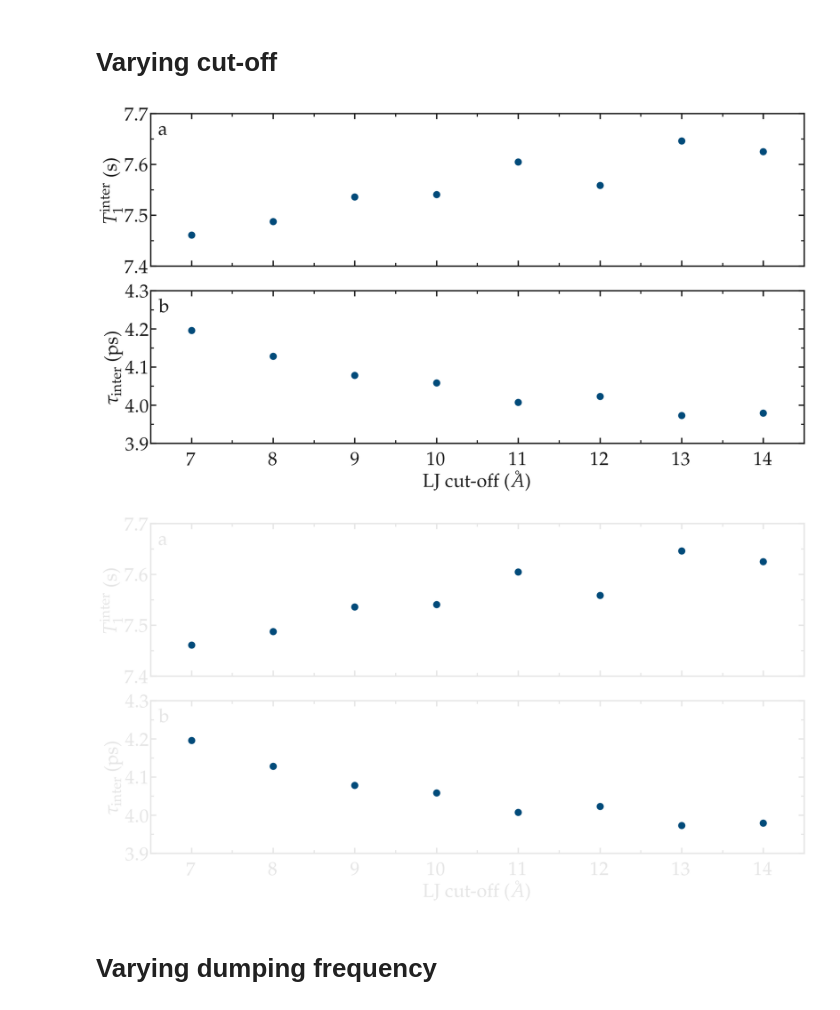
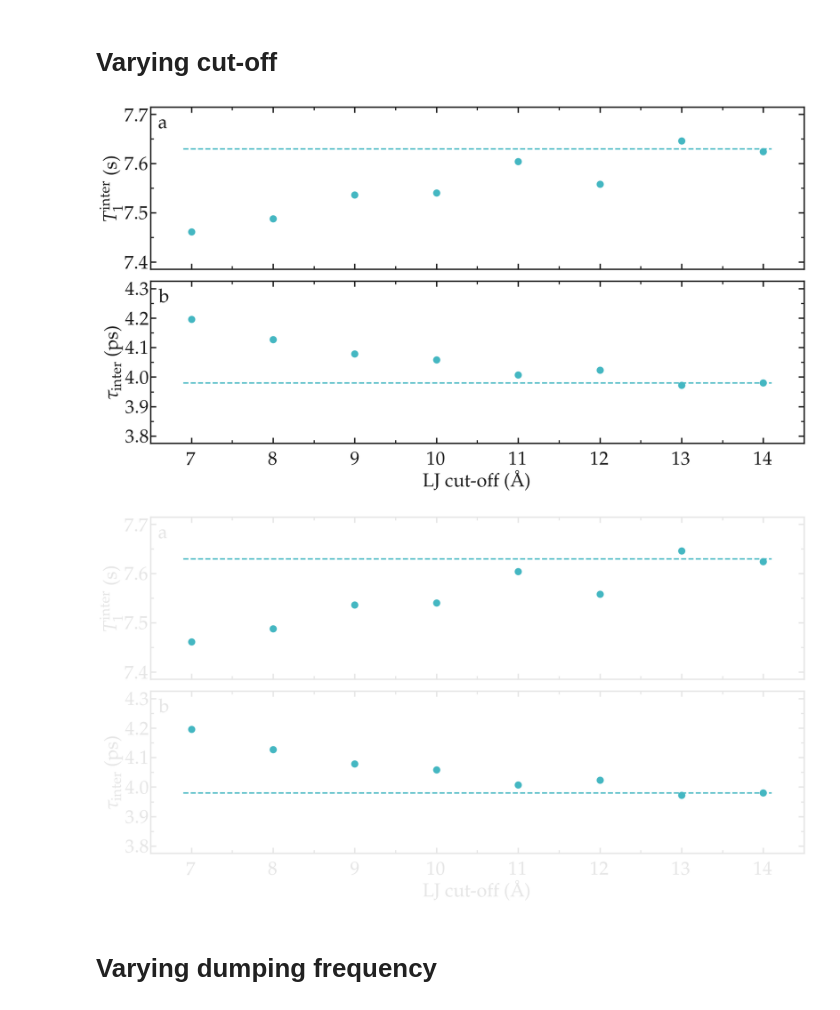
Before and after one commit to simongravelle/nmrformd, a Jupyter notebook: examples/illustrations/bulk-water.ipynb, the cells around one changed output. Cells and saved outputs as stored; diff of their text form; code cells hidden in the pictures.

Commit message:
improved figures

```diff
--- a/examples/illustrations/bulk-water.ipynb
+++ b/examples/illustrations/bulk-water.ipynb
@@ -182,29 +182,35 @@ tau_inter_vs_co = np.array(tau_inter_vs_co)
 # %%
 filename = "effect_cutoff"
 for mode, mygray in zip(['light', 'dark'], [colors["mylightgray"], colors["mydarkgray"]]):
     fig = plt.figure(figsize=(18,10))
     ax, n, l_tot, c_tot = [], 0, 2, 1
     n += 1
     ax.append(plt.subplot(l_tot, c_tot, n))
-    ax[-1].plot(all_co, 1/R10_inter_vs_co, "o", color=colors["mydarkblue"],
+    ax[-1].plot(all_co, 1/R10_inter_vs_co, "o", color=colors["mycyan"],
                 markersize = 12, linewidth=4) #, label=r'TIP4P$-\epsilon$')
+    x = np.linspace(6.9, 14.1)
+    ax[-1].plot(x, x*0+7.63, "--", color=colors["mycyan"],
+                markersize = 12, linewidth=2.5)
     complete_panel(ax[-1], None, r'$T_1^\mathrm{inter}$ (s)',
                    legend=False, axis_color=mygray, xpad=15)
-    set_boundaries(plt, x_boundaries=(6.5, 14.5), y_boundaries=(7.4, 7.7),
+    set_boundaries(plt, x_boundaries=(6.5, 14.5), y_boundaries=(7.385, 7.715),
                    y_ticks=np.arange(7.4, 7.71, 0.1))
     n += 1
     ax.append(plt.subplot(l_tot, c_tot, n))
-    ax[-1].plot(all_co, tau_inter_vs_co, "o", color=colors["mydarkblue"],
+    ax[-1].plot(all_co, tau_inter_vs_co, "o", color=colors["mycyan"],
                 markersize = 12, linewidth=4) #, label=r'TIP4P$-\epsilon$')
-    complete_panel(ax[-1], r'LJ cut-off ($\AA$)', r'$\tau_\mathrm{inter}$ (ps)',
+    x = np.linspace(6.9, 14.1)
+    ax[-1].plot(x, x*0+3.98, "--", color=colors["mycyan"],
+                markersize = 12, linewidth=2.5)
+    complete_panel(ax[-1], r'LJ cut-off ($\textrm{\AA}$)', r'$\tau_\mathrm{inter}$ (ps)',
                    legend=False, axis_color=mygray, xpad=15)
-    set_boundaries(plt, x_boundaries=(6.5, 14.5), y_boundaries=(3.9, 4.3),
-                   y_ticks=np.arange(3.9, 4.31, 0.1))
+    set_boundaries(plt, x_boundaries=(6.5, 14.5), y_boundaries=(3.775, 4.325),
+                   y_ticks=np.arange(3.8, 4.31, 0.1))
     add_subplotlabels(fig, ax, ["a", "b"], color=mygray)
     save_figure(plt, fig, mode, git_path, path_figures, filename)
 # %% [output]
-[figure, old version]
+[figure, new version]
-[figure, old version]
+[figure, new version]
 # %% [markdown]
 # Varying dumping frequency
 # %%
```
Also changed, not shown: 2 other files.
